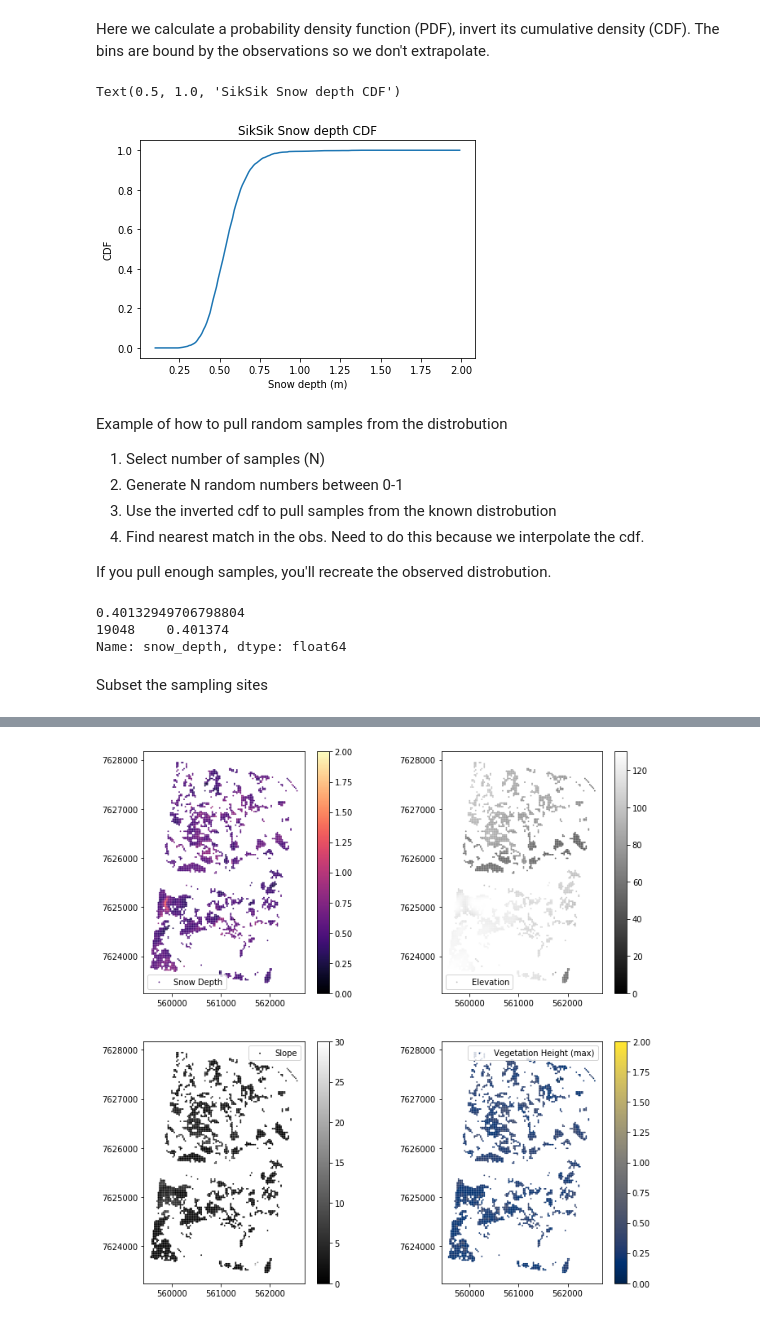
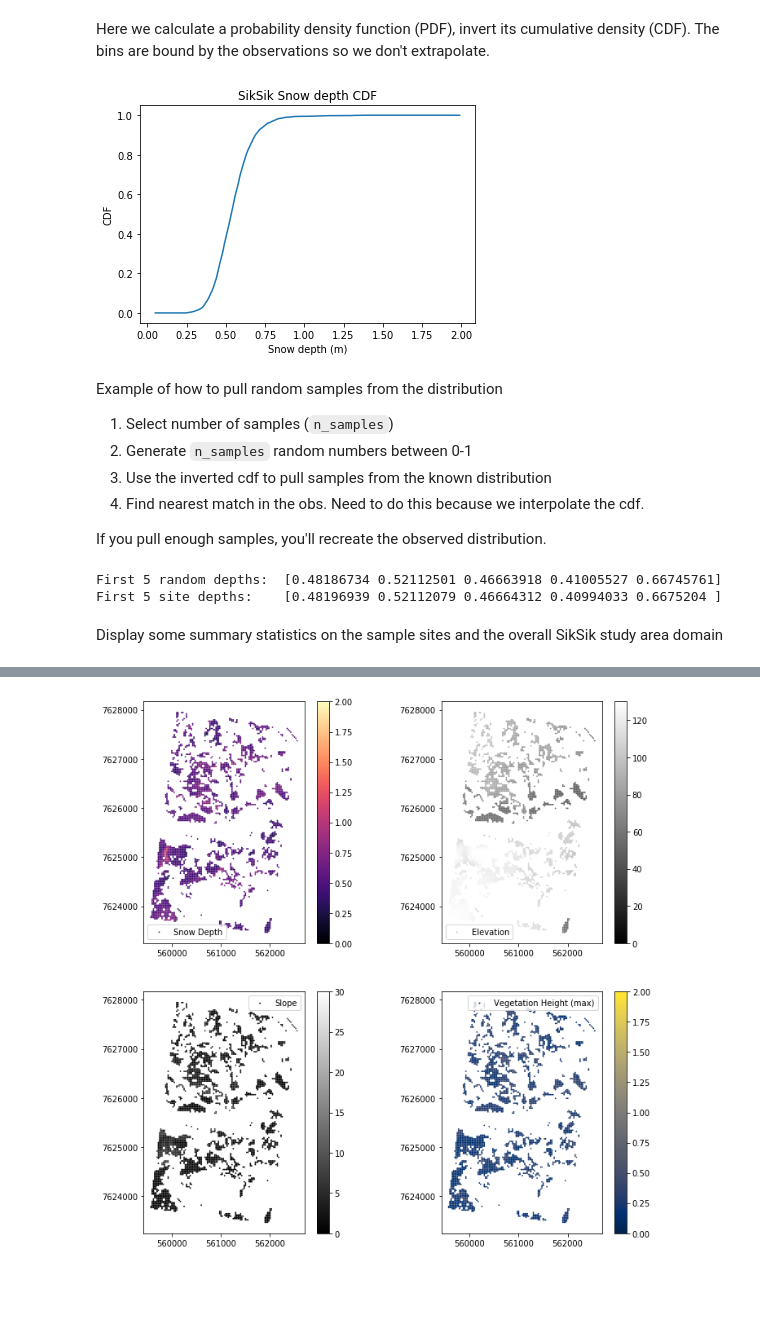
Before and after one commit to kingjml/tvc-site-selection, a Jupyter notebook: site-selector.ipynb, the cells around one changed output, grey strips where cells are left out. Cells and saved outputs as stored; diff of their text form; code cells hidden in the pictures; blank space fills up the shorter version.

```diff
--- a/site-selector.ipynb
+++ b/site-selector.ipynb
@@ -18,23 +18,24 @@ print(gpd.pd.__version__)
 # %% [output]
 0.23.4
 # %%
-siksik_data = gpd.read_file('./data/shapefiles/geodata.shp')
-siksik_data = siksik_data.dropna()
+siksik_data = gpd.read_file('./data/shapefiles/geodata.shp').dropna()
 siksik_shp = gpd.read_file('./data/shapefiles/siksik.shp')
 siksik_geoms = siksik_shp.iloc[0].geometry
-siksik_sub = siksik_data[siksik_data.geometry.within(siksik_geoms)]
 
 veg_max = 0.5 # Max veg height in m we're willing to deal with
 slope_max = 15 # Max slope in deg we're willing to deal with
-snow_min = 0.05 # Helps avoid lakes
 
-siksik_sub = siksik_sub[siksik_sub['vegheight_']<= veg_max]
-siksik_sub = siksik_sub[siksik_sub['slope_valu']<= slope_max]
+# subset our data based on multiple criteria
+siksik_sub = siksik_data.loc[
+    (siksik_data.geometry.within(siksik_geoms)) &
+    (siksik_data.vegheight_ <= veg_max) &
+    (siksik_data.slope_valu <= slope_max)
+]
 # %% [markdown]
 Establish bin size for the initial density function
 # %%
-snow_max = np.round(siksik_sub.snow_depth.max()+0.5)
-snow_min = 0.1
+snow_max = np.ceil(siksik_sub.snow_depth.max())
+snow_min = 0.05 # helps avoid water-bodies being selected as sites *brrr*
 snow_step = 0.01 #Bin width of 1 cm
 bsnow = np.arange(snow_min,snow_max,snow_step) #These are the histogram bins
 # %% [markdown]
@@ -46,32 +47,19 @@ cum_values = np.zeros(bin_edges.shape)
 cum_values[1:] = np.cumsum(hist*np.diff(bin_edges))
 inv_cdf = interpolate.interp1d(cum_values, bin_edges)
 # %%
-plt.plot(bin_edges, cum_values)
-plt.xlabel("Snow depth (m)")
-plt.ylabel("CDF")
-plt.title('SikSik Snow depth CDF')
+fig, ax = plt.subplots()
+ax.plot(bin_edges, cum_values)
+ax.set_xlabel("Snow depth (m)")
+ax.set_ylabel("CDF")
+ax.set_title('SikSik Snow depth CDF');
 # %% [output]
-Text(0.5, 1.0, 'SikSik Snow depth CDF')
-[figure, old version]
+[figure, new version]
 # %% [markdown]
-Example of how to pull random samples from the distrobution
-1. Select number of samples (N)
-2. Generate N random numbers between 0-1
-3. Use the inverted cdf to pull samples from the known distrobution
+Example of how to pull random samples from the distribution
+
+1. Select number of samples (`n_samples`)
+2. Generate `n_samples` random numbers between 0-1
+3. Use the inverted cdf to pull samples from the known distribution
 4. Find nearest match in the obs. Need to do this because we interpolate the cdf.
 
-If you pull enough samples, you'll recreate the observed distrobution.
+If you pull enough samples, you'll recreate the observed distribution.
-# %%
-n_samples = 50
-r = np.random.rand(n_samples)
-depth_sample = inv_cdf(r)
-sample_records = [siksik_sub.iloc[(siksik_sub['snow_depth']-x).abs().argsort()[:1]] for x in depth_sample]
-
-print(depth_sample[0])
-print(sample_records[0].snow_depth)
-# %% [output]
-0.40132949706798804
-19048    0.401374
-Name: snow_depth, dtype: float64
-# %% [markdown]
-Subset the sampling sites
@@ -81 +66,27 @@ sites = siksik_sub.loc[sample_idx.astype(int)]
+# %%
+# set the seed to maintain repeatability
+seed = 420
+np.random.seed(seed)
+
+n_samples = 50
+r = np.random.rand(n_samples)
+depth_samples = inv_cdf(r)
+
+# for each random depth value, find the dataframe index that corresponds to
+# the data point that is closest in snow_depth value to the random depth value
+sample_indices = [
+    (siksik_sub.snow_depth - sample).abs().idxmin()
+    for sample in depth_samples
+]
+
+# retrieve the sites from the dataframe
+sites = siksik_sub.loc[sample_indices]
+
+print(f'First 5 random depths:\t{depth_samples[:5]}')
+print(f'First 5 site depths:\t{sites.snow_depth.head(5).values}')
+# %% [output]
+First 5 random depths:  [0.48186734 0.52112501 0.46663918 0.41005527 0.66745761]
+First 5 site depths:    [0.48196939 0.52112079 0.46664312 0.40994033 0.6675204 ]
+# %% [markdown]
+Display some summary statistics on the sample sites and the overall SikSik study area domain
 # %%
```
Also changed, not shown: parts of 8 cells of this notebook.
